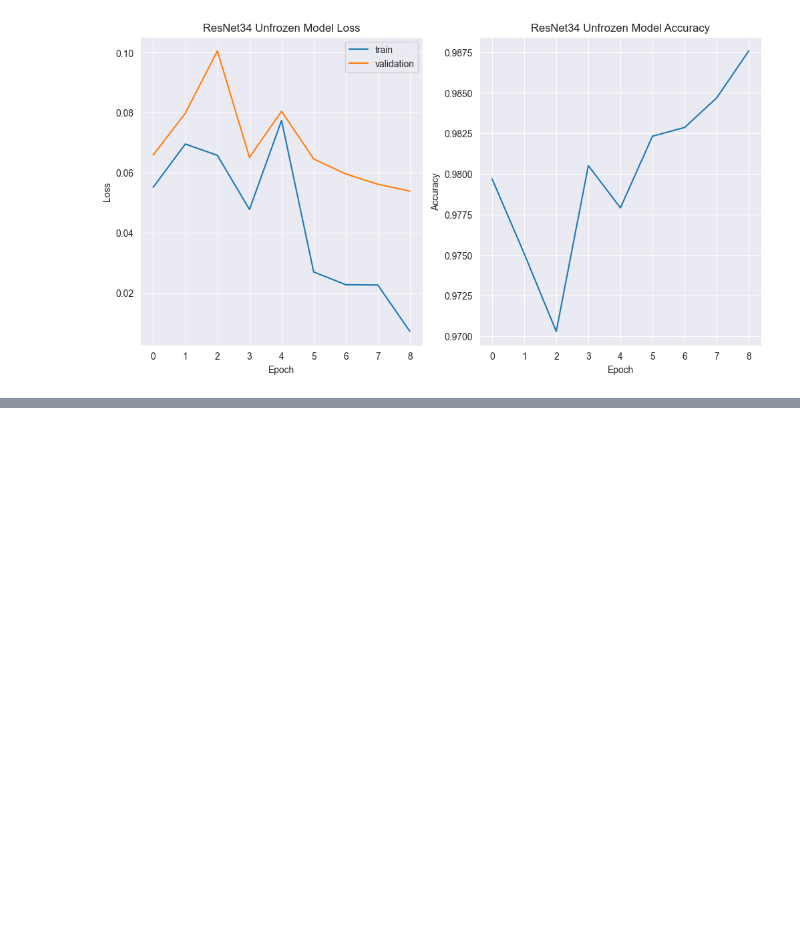
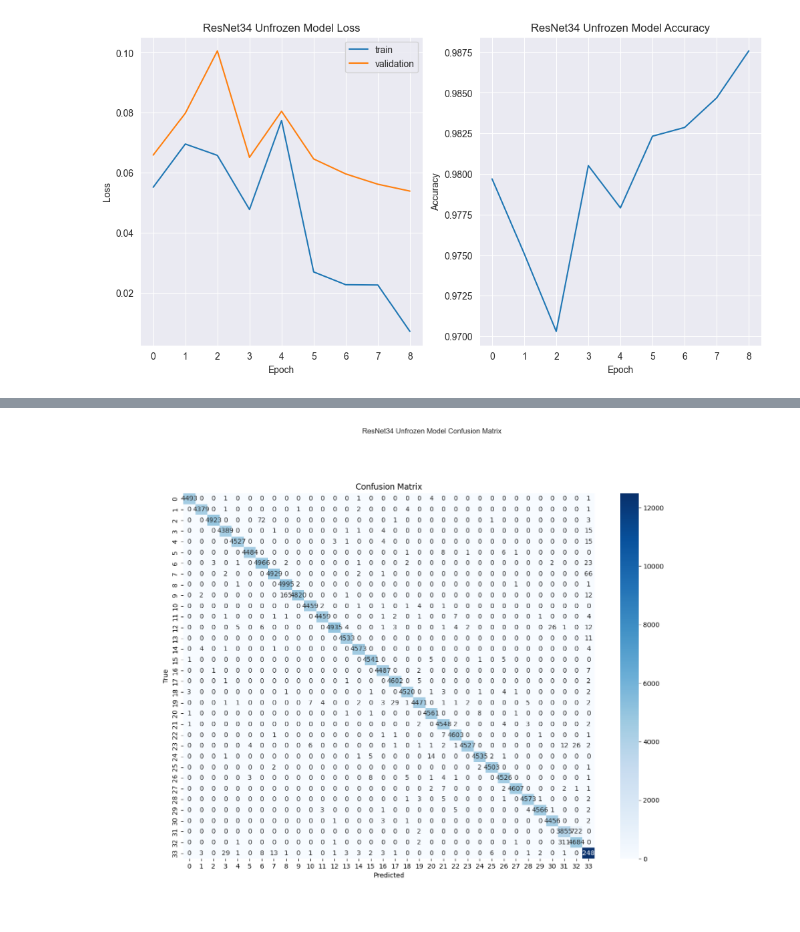
Before and after one commit to FlowkoHinti/Hand-Gesture-Recognition, a Jupyter notebook: 3_Presentation/HagridEvaluation.ipynb, the cells around one changed output, grey strips where cells are left out. Saved outputs shown, nothing was run; the diff lists cells and outputs as text; code cells hidden in the pictures; blank space fills up the shorter version.

```diff
--- a/3_Presentation/HagridEvaluation.ipynb
+++ b/3_Presentation/HagridEvaluation.ipynb
@@ -91,0 +106,9 @@ plt.show()
+# %%
+# plot confusion matrix for the unfrozen model
+plt.figure(figsize=(20, 15))
+plt.imshow(unfrozen_cm)
+plt.axis('off')
+plt.title('ResNet34 Unfrozen Model Confusion Matrix')
+plt.show()
+# %% [output]
+[figure, added]
```
Also changed, not shown: parts of 3 cells of this notebook.
